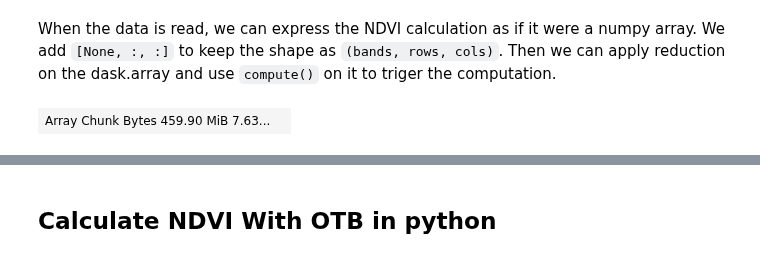
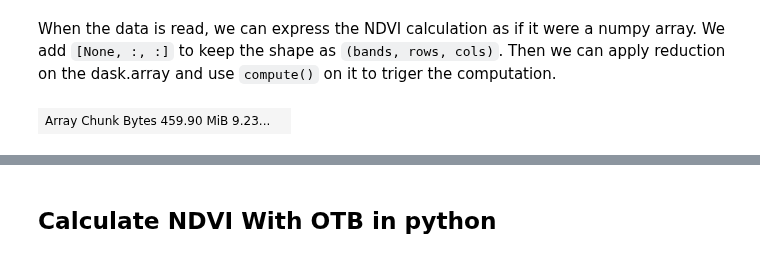
Before and after one commit to tromain/pluto-tuto, a Jupyter notebook: tuto_greenit.ipynb, the cells around one changed output, grey strips where cells are left out. Cells and saved outputs as stored; diff of their text form; code cells hidden in the pictures.

```diff
--- a/tuto_greenit.ipynb
+++ b/tuto_greenit.ipynb
@@ -190,11 +193,11 @@ First, let's read the data we need to perform the NDVI.
 When the data is read, we can express the NDVI calculation as if it were a numpy array. We add ``[None, :, :]`` to keep the shape as ``(bands, rows, cols)``. Then we can apply reduction on the dask.array and use ``compute()`` on it to triger the computation.
 # %%
 # Open the raster
-reading_chunks = (-1,2000,2000)
+reading_chunks = (-1,2200,2200)
 input_data_array, x_res, y_res, top_left_x, top_left_y, crs = open_raster_and_get_metadata([s2_b4,s2_b8], reading_chunks, False)
 input_data_array
 # %% [output]
-| Array Chunk Bytes 459.90 MiB 7.63... |  |
+| Array Chunk Bytes 459.90 MiB 9.23... |  |
 # %%
 %%time
 
```
Also changed, not shown: parts of 20 cells of this notebook.
